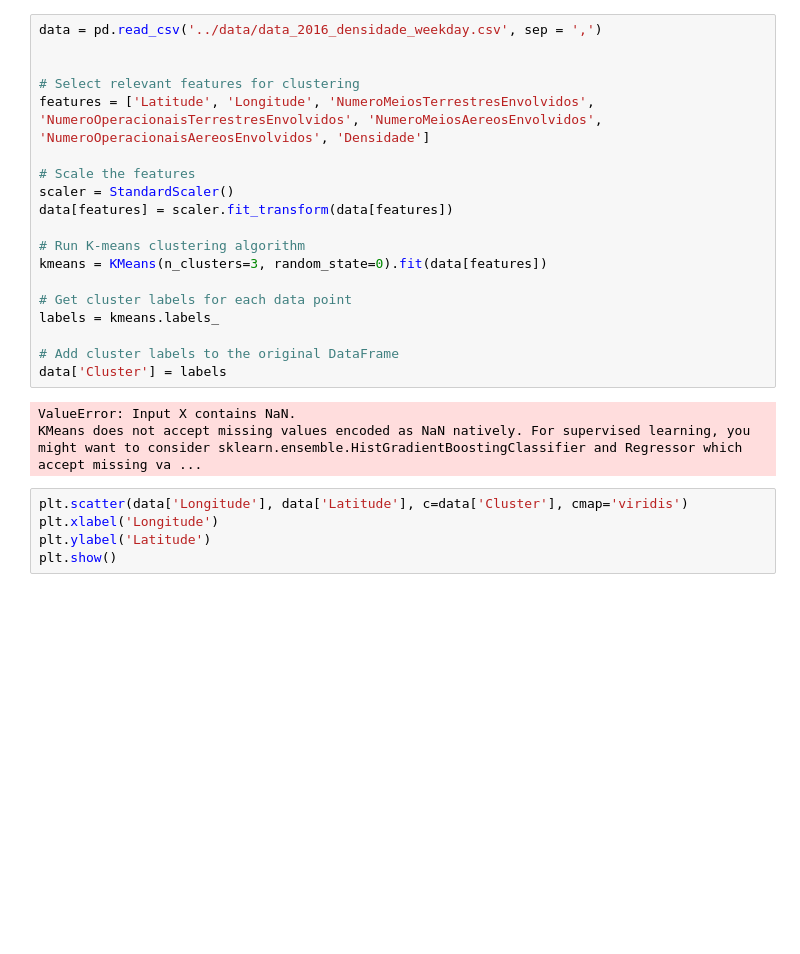
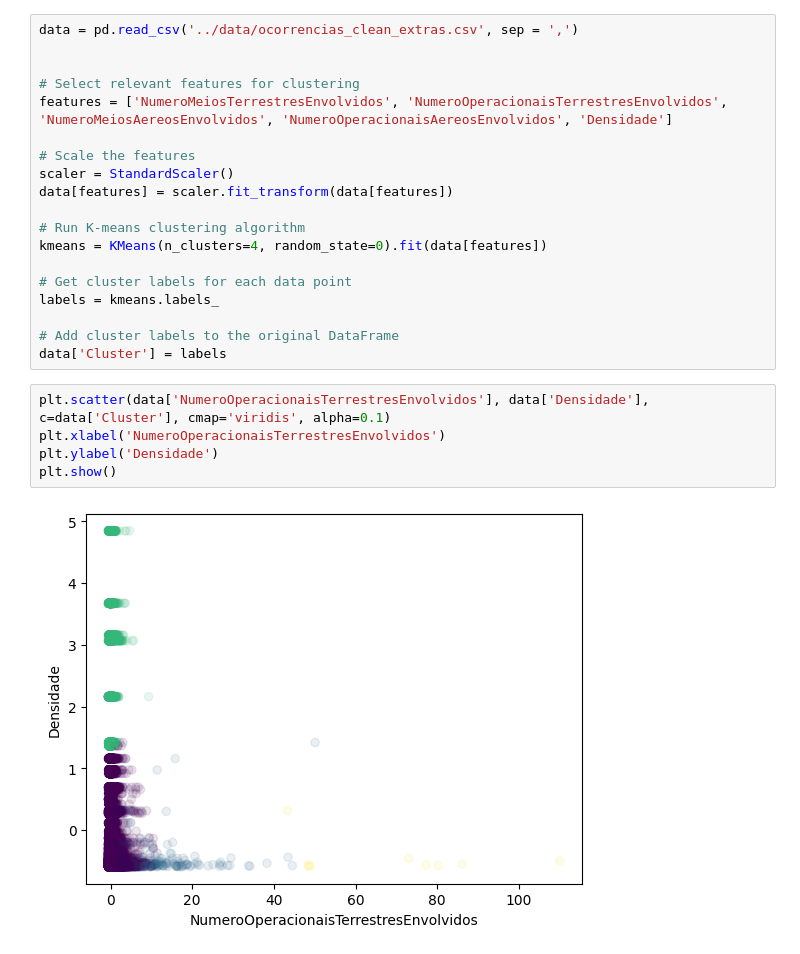
Before and after one commit to rodrigotuna/datattack2023, a Jupyter notebook: src/clustering.ipynb, the cells around one changed output. Cells and saved outputs as stored; diff of their text form; blank space fills up the shorter version.

```diff
--- a/src/clustering.ipynb
+++ b/src/clustering.ipynb
@@ -6,27 +18,26 @@ import matplotlib.pyplot as plt
 # %%
-data = pd.read_csv('../data/data_2016_densidade_weekday.csv', sep = ',')
+data = pd.read_csv('../data/ocorrencias_clean_extras.csv', sep = ',')
 
 
 # Select relevant features for clustering
-features = ['Latitude', 'Longitude', 'NumeroMeiosTerrestresEnvolvidos', 'NumeroOperacionaisTerrestresEnvolvidos', 'NumeroMeiosAereosEnvolvidos', 'NumeroOperacionaisAereosEnvolvidos', 'Densidade']
+features = ['NumeroMeiosTerrestresEnvolvidos', 'NumeroOperacionaisTerrestresEnvolvidos', 'NumeroMeiosAereosEnvolvidos', 'NumeroOperacionaisAereosEnvolvidos', 'Densidade']
 
 # Scale the features
 scaler = StandardScaler()
 data[features] = scaler.fit_transform(data[features])
 
 # Run K-means clustering algorithm
-kmeans = KMeans(n_clusters=3, random_state=0).fit(data[features])
+kmeans = KMeans(n_clusters=4, random_state=0).fit(data[features])
 
 # Get cluster labels for each data point
 labels = kmeans.labels_
 
 # Add cluster labels to the original DataFrame
 data['Cluster'] = labels
-# %% [output]
-ValueError: Input X contains NaN.
-KMeans does not accept missing values encoded as NaN natively. For supervised learning, you might want to consider sklearn.ensemble.HistGradientBoostingClassifier and Regressor which accept missing va ...
 # %%
-plt.scatter(data['Longitude'], data['Latitude'], c=data['Cluster'], cmap='viridis')
-plt.xlabel('Longitude')
-plt.ylabel('Latitude')
+plt.scatter(data['NumeroOperacionaisTerrestresEnvolvidos'], data['Densidade'], c=data['Cluster'], cmap='viridis', alpha=0.1)
+plt.xlabel('NumeroOperacionaisTerrestresEnvolvidos')
+plt.ylabel('Densidade')
 plt.show()
+# %% [output]
+[figure, added]
```
Also changed, not shown: parts of 4 cells of this notebook, 4 other files.
